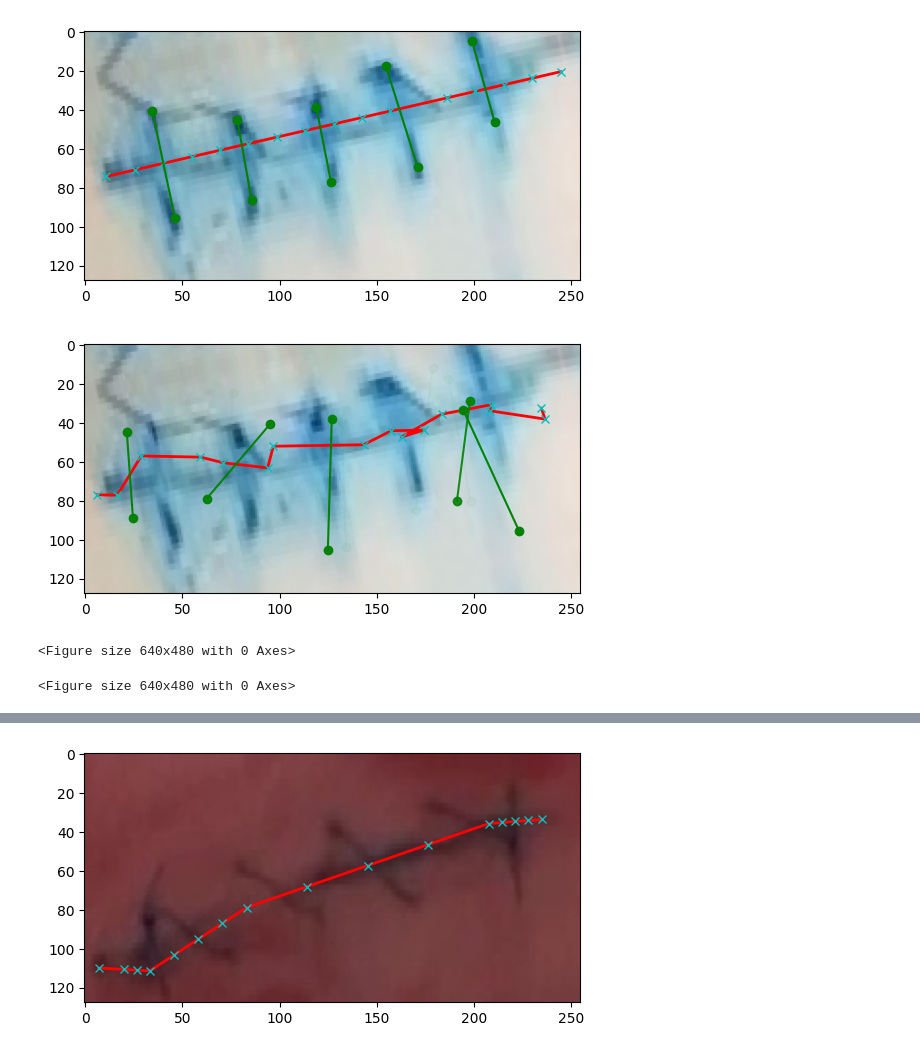
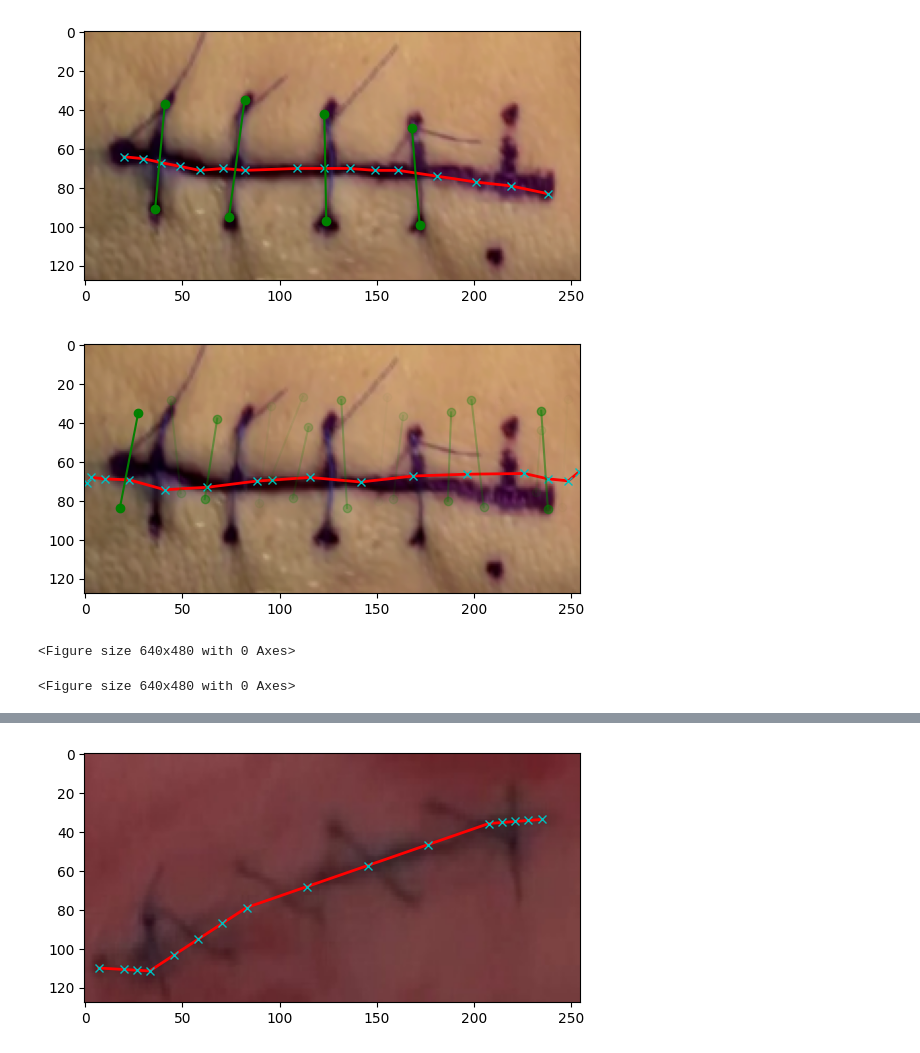
Before and after one commit to tomhruby1/zdo, a Jupyter notebook: training_all.ipynb, the cells around one changed output, grey strips where cells are left out. Saved outputs shown, nothing was run; the diff lists cells and outputs as text; code cells hidden in the pictures.

Commit message:
training experiments

```diff
--- a/training_all.ipynb
+++ b/training_all.ipynb
@@ -124,22 +123,28 @@ from torchvision.models import resnet18, ResNet18_Weights
 backbone_out = 512*4*7
 
 # define model
-class Model1(nn.Module):
-    def __init__(self, pretrained_model):
+class Model2(nn.Module):
+    def __init__(self, pretrained_model=None):
         super().__init__()
-        self.pretrained = pretrained_model
-        self.fc1 = nn.Linear(backbone_out, 512) # intermediate layer between predictons
+        if pretrained_model is not None:
+            backbone = list(pretrained_model.children())[0]
+            self.pretrained = nn.Sequential(*list(backbone.children())[:8])
+        else:
+            self.pretrained = nn.Conv2d(3,3)
+        self.fc1 = nn.Linear(256 * 14 * 30, 512) # intermediate layer between predictons
         self.fc_points_out = nn.Linear(512, 96) # 96 coordinates for 16 incisions + 16 stitches
         self.fc_objectness = nn.Linear(512, 16) # 1 value / stitch
         self.objectness_activation = nn.Sigmoid()
         self.dropout = nn.Dropout(0.4)
-        self.APool = nn.AdaptiveAvgPool2d((1,1))
-
+        # self.APool = nn.AdaptiveAvgPool2d((1,1))
+        self.maxpool = nn.MaxPool2d(5, stride=2)
 
     def forward(self, x):
         x = nn.functional.relu(self.pretrained(x)) # shape (512, 4, 7) here (for (3,128,255))
+        x = self.maxpool(x) # 256 * 14 * 30 here
         # x = self.APool(x)
         x = torch.flatten(x, start_dim=1)
+        x = self.dropout(x)
         x = nn.functional.relu(self.fc1(x))
         x = self.dropout(x)
         p = torch.tanh(self.fc_points_out(x))
@@ -147,11 +152,9 @@ class Model1(nn.Module):
         return p, o
 
 # load pretrained vgg + add its first module as conv feature backbone
-
 weights = VGG11_Weights.DEFAULT
-model = vgg11(weights=weights)
-backbone = list(model.children())[0]
-model = Model1(backbone)
+pretrained = vgg11(weights=weights)
+model = Model2(pretrained_model=pretrained)
 
 # model_pretrained = resnet18(weights=ResNet18_Weights.IMAGENET1K_V1)
 # backbone = nn.Sequential(*list(model_pretrained.children())[:-2])
@@ -277,19 +287,19 @@ training finished
 # %%
-im, points_gt, stitchness_gt = val_dataset.__getitem__(1)
+im, points_gt, stitchness_gt = train_dataset.__getitem__(8)
 visualize(im, points_gt[:16,:], points_gt[16:,:], stitch_objectness=stitchness_gt.numpy(), unnormalize=True)
 
 
 # prediction:
 model.eval()
 im2 = (im.unsqueeze(0)).to(device)
 points_pred, stitchness = model(im2)
 points_pred = points_pred.reshape([48,2]).detach().cpu()
 stitchness = stitchness[0].detach().cpu().numpy()
 visualize(im, points_pred[:16,:], points_pred[16:,:],  stitch_objectness=stitchness, unnormalize=True)
 plt.figure()
 # %% [output]
-[figure, old version]
+[figure, new version]
-[figure, old version]
+[figure, new version]
 <Figure size 640x480 with 0 Axes>
 <Figure size 640x480 with 0 Axes>
 # %%
```
Also changed, not shown: parts of 5 cells of this notebook, 3 other files.
